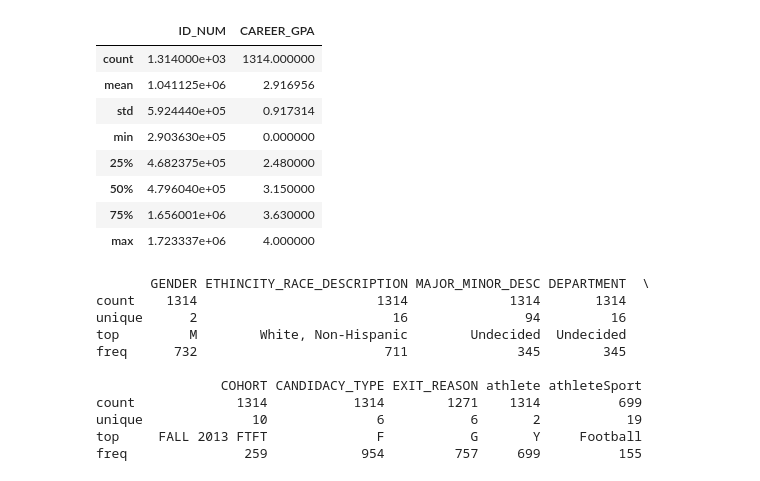
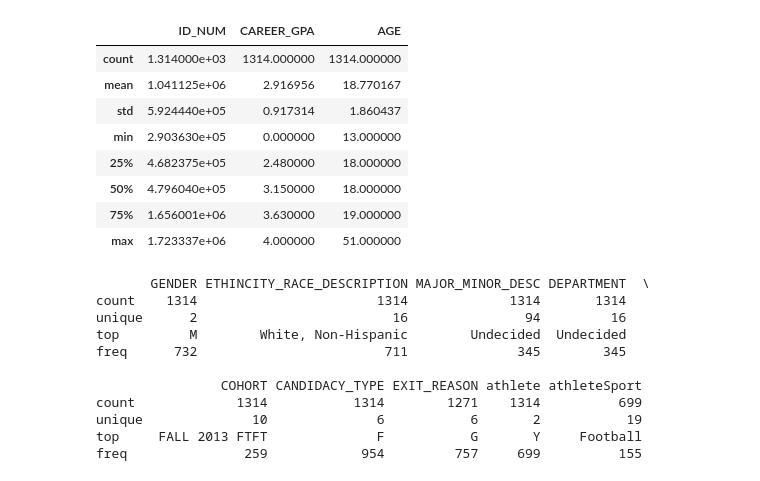
Before and after one commit to ayandahuate/Data-Science-Internship, a Jupyter notebook: EDA_Athletics.ipynb, the cells around one changed output. Saved outputs shown, nothing was run; the diff lists cells and outputs as text; code cells hidden in the pictures.

```diff
--- a/EDA_Athletics.ipynb
+++ b/EDA_Athletics.ipynb
@@ -55,0 +56,17 @@ print(len(Athletics_Data['ID_NUM'].unique()))
+# %%
+#creating neww column 'COHORT_DATE' based on column "COHORT'
+
+#Function to extract the year and semester from COHORT
+def extract_cohort_date(cohort):
+    parts = cohort.split()
+    year = int(parts[1])
+    semester = parts[0]
+
+    if semester == 'FALL':
+        return pd.to_datetime(f'09/01/{year}')
+
+# Create a new column 'COHORT_DATE' using the function
+df['COHORT_DATE'] = df['COHORT'].apply(extract_cohort_date)
+
+# Display the transformed DataFrame
+print(df)
@@ -55,0 +91,8 @@ print(len(Athletics_Data['ID_NUM'].unique()))
+# %%
+# Calculate age
+
+#.astype to convert days to integer years
+df['AGE'] = (df['COHORT_DATE'] - df['DOB']).astype('<m8[Y]')
+
+# df with new column age
+print(df)
@@ -56,13 +187,13 @@ print(len(Athletics_Data['ID_NUM'].unique()))
 # %%
-Athletics_Data.describe()
+df.describe()
 # %% [output]
-|  | ID_NUM | CAREER_GPA |
-| count | 1.314000e+03 | 1314.000000 |
-| mean | 1.041125e+06 | 2.916956 |
-| std | 5.924440e+05 | 0.917314 |
-| min | 2.903630e+05 | 0.000000 |
-| 25% | 4.682375e+05 | 2.480000 |
-| 50% | 4.796040e+05 | 3.150000 |
-| 75% | 1.656001e+06 | 3.630000 |
-| max | 1.723337e+06 | 4.000000 |
+|  | ID_NUM | CAREER_GPA | AGE |
+| count | 1.314000e+03 | 1314.000000 | 1314.000000 |
+| mean | 1.041125e+06 | 2.916956 | 18.770167 |
+| std | 5.924440e+05 | 0.917314 | 1.860437 |
+| min | 2.903630e+05 | 0.000000 | 13.000000 |
+| 25% | 4.682375e+05 | 2.480000 | 18.000000 |
+| 50% | 4.796040e+05 | 3.150000 | 18.000000 |
+| 75% | 1.656001e+06 | 3.630000 | 19.000000 |
+| max | 1.723337e+06 | 4.000000 | 51.000000 |
 # %%
```
Also changed, not shown: parts of 60 cells of this notebook.
